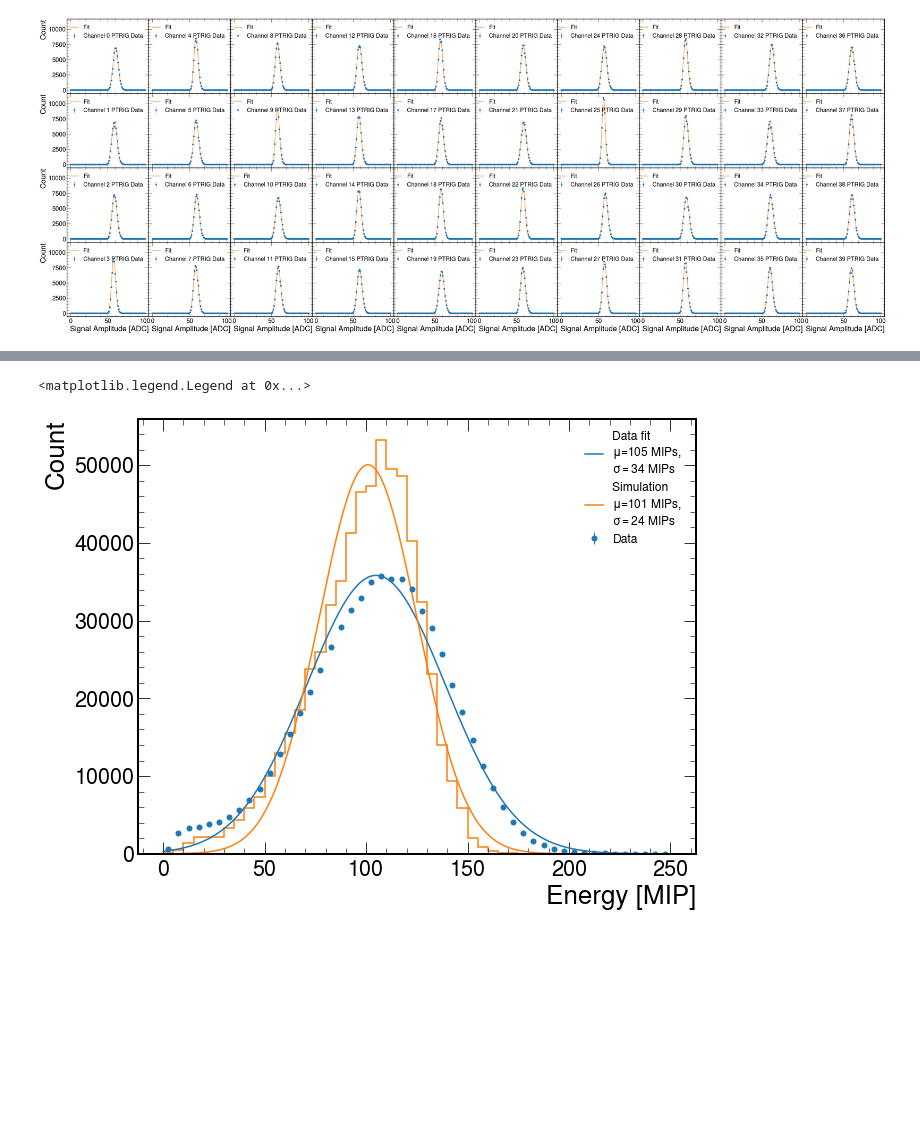
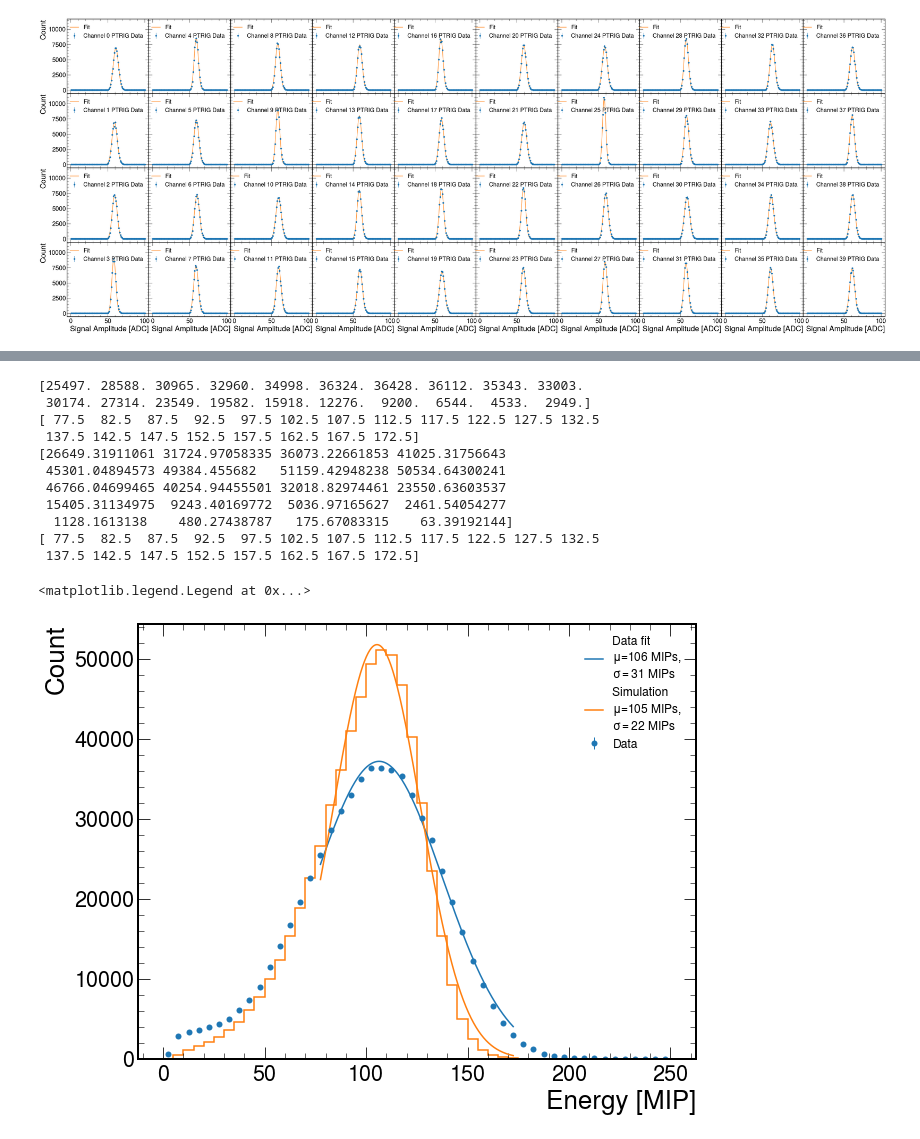
Before and after one commit to sebouh137/beamtest_plots, a Jupyter notebook: TestBeamSimAnalysis.ipynb, the cells around one changed output, grey strips where cells are left out. Cells and saved outputs as stored; diff of their text form; code cells hidden in the pictures; blank space fills up the shorter version.

```diff
--- a/TestBeamSimAnalysis.ipynb
+++ b/TestBeamSimAnalysis.ipynb
@@ -84,9 +85,11 @@ for i in range(round(len(df.columns)/2)):
     h = hist.Hist(hist.axis.Regular(100, 0, 101, name="Ptrig"))
     h.fill(np.array(getattr(ptrigDF,"Ch_{}_LG".format("{:02d}".format(i)))))
     #h.plot(color='blue',label=f"Channel {i} PTRIG Data")
+    # Create a numpy array for the bin centers
+    bin_centers = 0.5 * (h.axes[0].edges[:-1] + h.axes[0].edges[1:])
 
     data = h.values()[()]
-    bins = h.axes[0].edges[:-1]
+    bins = bin_centers
     plt.errorbar(bins,data,yerr=np.sqrt(data),fmt='o',ecolor='tab:blue', color='tab:blue', capsize=0, elinewidth=1, markeredgewidth=0,label=f"Channel {i} PTRIG Data")
 
     # Initial parameter values for the fit
@@ -175,9 +178,11 @@ for i in range(round(len(df.columns)/2)):
 
     h.fill(cosmicCh)
     #h.plot(color='tab:blue',label=f"Channel {i} Cosmic Data")
+    # Create a numpy array for the bin centers
+    bin_centers = 0.5 * (h.axes[0].edges[:-1] + h.axes[0].edges[1:])
 
     data = h.values()[()]
-    bins = h.axes[0].edges[:-1]
+    bins = bin_centers
 
     plt.errorbar(bins,data,yerr=np.sqrt(data),fmt='o',ecolor='tab:blue', color='tab:blue', capsize=0, elinewidth=1, markeredgewidth=0,label=f"Channel {i} Cosmic Data")
 
@@ -476,12 +481,13 @@ max_values = get_max_values(data_df)
 # Create an empty dictionary to store column names and values
 data = {}
 
-layers = assign_layer_numbers(zpos)
+#layers = assign_layer_numbers(zpos)
 
 # Iterate over the range of column numbers
 for ch in range(40):
+    print(ch)
     column_name = f"Ch_{ch:02d}_LG"  # Generate column name
-    mask = create_boolean_mask(ch, layers, xpos, ypos)
+    mask = (layers == ch)
     cell_values = get_cell_values(hitenergy, mask)  # Get values for the column using the channel number
     cell_values = [0 if value is None else value for value in cell_values]
     data[column_name] = cell_values  # Store values in the dictionary
@@ -490,9 +496,10 @@ for ch in range(40):
 # Create the DataFrame from the dictionary
 
 sim_df = pd.DataFrame(data)
-print(len(sim_df))
+print(sim_df)
 
 sim_df = calibrate_dataframe(sim_df, simMips, simPedMeans)
+print(sim_df)
 sim_df = max_out(sim_df, max_values)
 simEvts = len(sim_df)
 print(simEvts)
@@ -649,8 +671,13 @@ bin_centers = 0.5 * (h.axes[0].edges[:-1] + h.axes[0].edges[1:])
 # Plot the histogram with error bars
 plt.errorbar(bin_centers, h.view(), yerr=errors, fmt='o', ecolor='tab:blue', color='tab:blue', capsize=0, elinewidth=1, markeredgewidth=0,label='Data')
 
-data = h.values()[()]
-bins = h.axes[0].edges[:-1]
+#data = h.values()[()]
+#bins = h.axes[0].edges[:-1]
+
+data = h.values()[15:-15]
+bins = bin_centers[15:-15]
+print(data)
+print(bins)
 
 # Initial parameter values for the fit
 initial_params = [3000, 100, 50]
@@ -663,7 +690,7 @@ fitted_params = m.values
 A_fit = fitted_params['A']
 mu_fit = fitted_params['mu']
 sigma_fit = fitted_params['sigma']
-x = np.linspace(0, 250, 1000)
+x = np.linspace(min(bins), max(bins), 1000)
 y_fit = gauss(x, A_fit, mu_fit, sigma_fit)
 res = 100*abs(sigma_fit)/mu_fit
 plt.plot(x, y_fit, color='tab:blue', label='Data fit\n$\mu$=%2.0f MIPs, \n$\sigma=$%2.0f MIPs'%(mu_fit,abs(sigma_fit)))
@@ -674,38 +701,53 @@ h = (h / simEvts) * beamEvts
 h.plot(color='tab:orange')
 
 # Calculate the square root of the histogram values (errors)
 errors = np.sqrt(h.view())
 # Create a numpy array for the bin centers
 bin_centers = 0.5 * (h.axes[0].edges[:-1] + h.axes[0].edges[1:])
 # Plot the histogram with error bars
 #plt.errorbar(bin_centers, h.view(), yerr=errors, fmt='none', ecolor='red', capsize=0, elinewidth=1, markeredgewidth=0)
 
 
-data = h.values()[()]
-bins = h.axes[0].edges[:-1]
+#data = h.values()[()]
+#bins = h.axes[0].edges[:-1]
+data = h.values()[15:-15]
+bins = bin_centers[15:-15]
+print(data)
+print(bins)
 
 # Initial parameter values for the fit
 initial_params = [3000, 100, 50]
 # Create Minuit object and set up the fit
 m = Minuit(least_squares_loss, A=initial_params[0], mu=initial_params[1], sigma=initial_params[2])
 # Perform the fit
 m.migrad()
 # Get the fitted parameters
 fitted_params = m.values
 A_fit = fitted_params['A']
 mu_fit = fitted_params['mu']
 sigma_fit = fitted_params['sigma']
-x = np.linspace(0, 250, 1000)
+x = np.linspace(min(bins), max(bins), 1000)
 y_fit = gauss(x, A_fit, mu_fit, sigma_fit)
 res = 100*abs(sigma_fit)/mu_fit
 plt.plot(x, y_fit, 'tab:orange', label='Simulation \n$\mu$=%2.0f MIPs, \n$\sigma=$%2.0f MIPs'%(mu_fit,abs(sigma_fit)))
 
 plt.xlabel('Energy [MIP]')
 plt.ylabel('Count')
 plt.legend(fontsize=12,loc='upper right')
 # %% [output]
-<matplotlib.legend.Legend at 0x...>
+[25497. 28588. 30965. 32960. 34998. 36324. 36428. 36112. 35343. 33003.
+ 30174. 27314. 23549. 19582. 15918. 12276.  9200.  6544.  4533.  2949.]
+[ 77.5  82.5  87.5  92.5  97.5 102.5 107.5 112.5 117.5 122.5 127.5 132.5
+ 137.5 142.5 147.5 152.5 157.5 162.5 167.5 172.5]
+[26649.31911061 31724.97058335 36073.22661853 41025.31756643
+ 45301.04894573 49384.455682   51159.42948238 50534.64300241
+ 46766.04699465 40254.94455501 32018.82974461 23550.63603537
+ 15405.31134975  9243.40169772  5036.97165627  2461.54054277
+  1128.1613138    480.27438787   175.67083315    63.39192144]
+[ 77.5  82.5  87.5  92.5  97.5 102.5 107.5 112.5 117.5 122.5 127.5 132.5
+ 137.5 142.5 147.5 152.5 157.5 162.5 167.5 172.5]
+<matplotlib.legend.Legend at 0x...>
-[figure, old version]
+[figure, new version]
 # %%
 #plot calibrated total energy spectra, this is where we get our detector resolution
 
```
Also changed, not shown: parts of 17 cells of this notebook.
